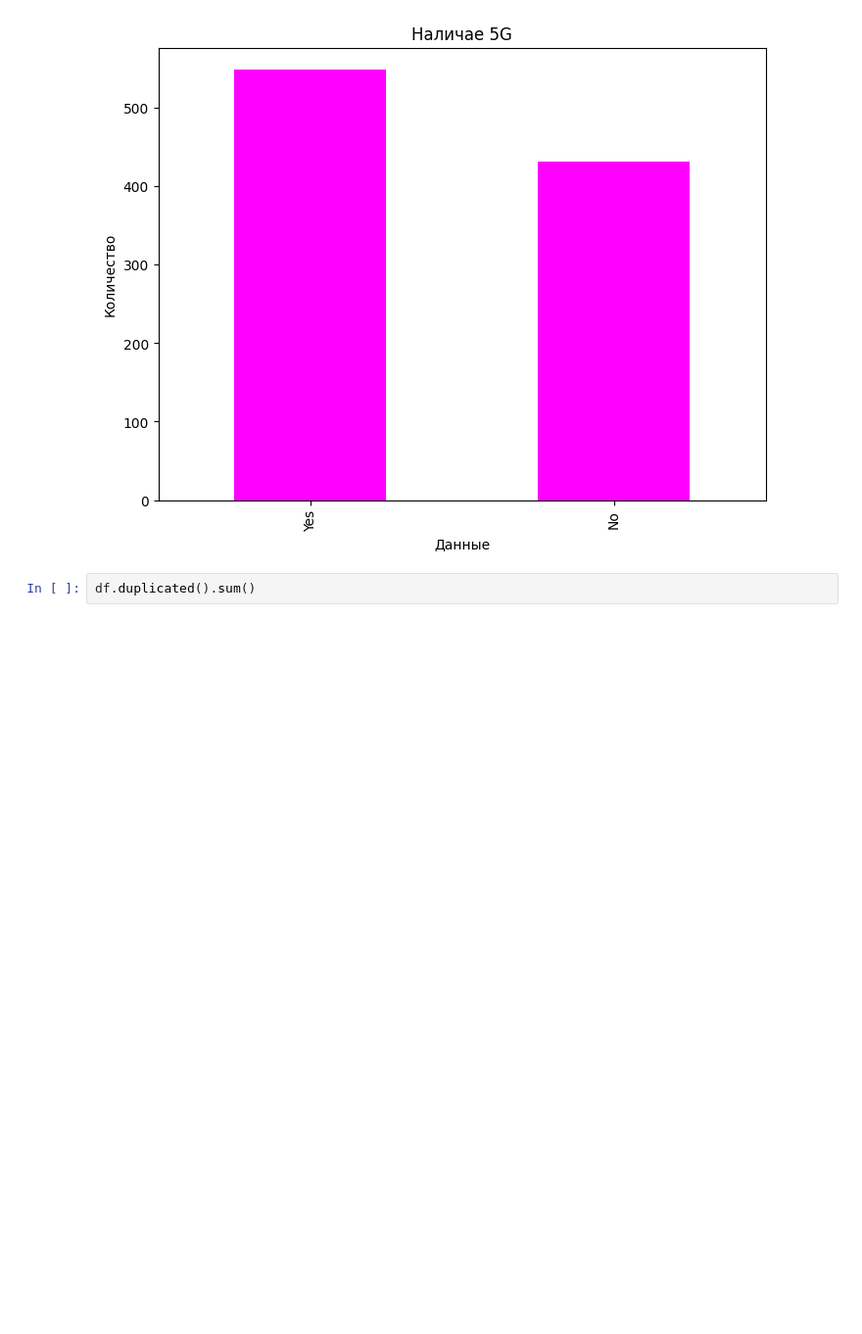
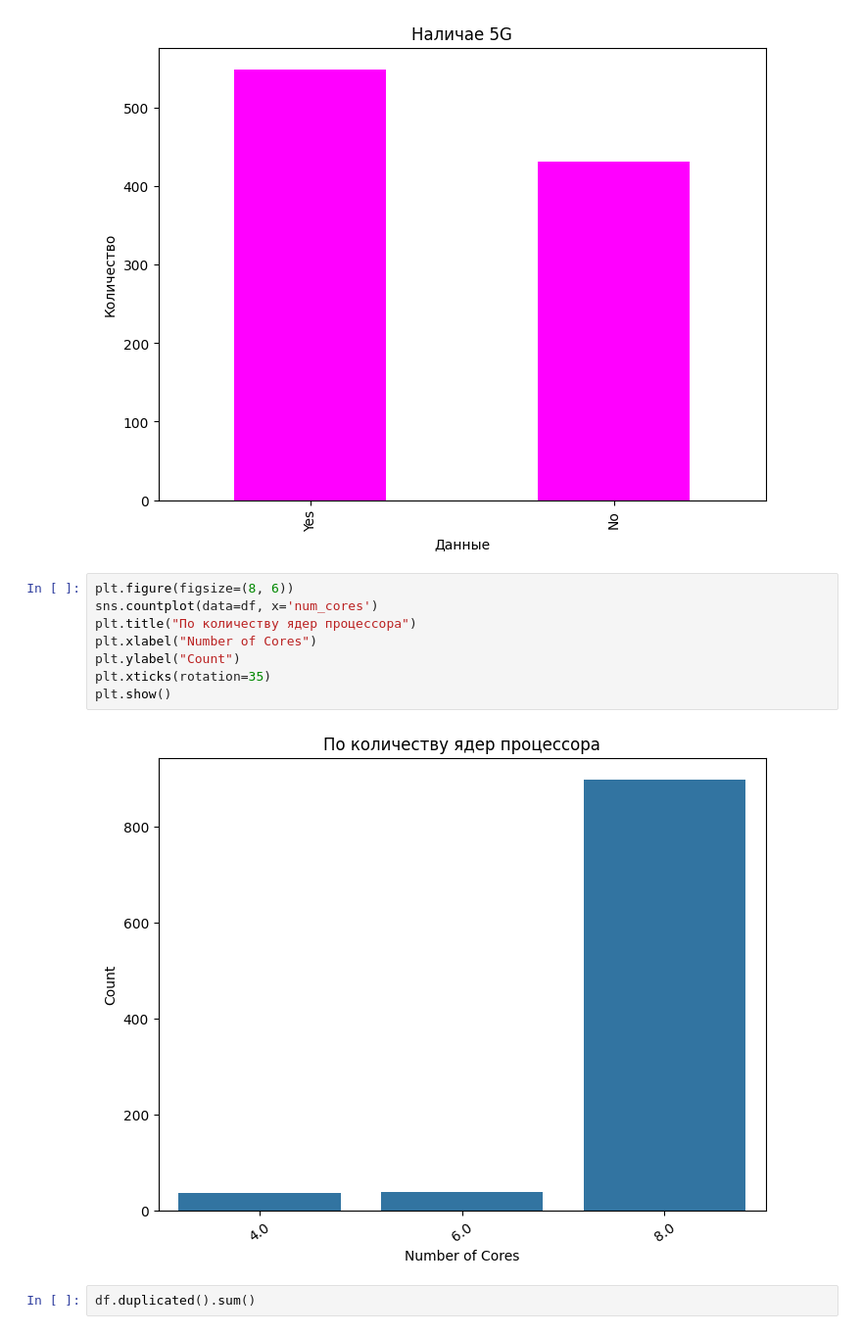
Before and after one commit to korsh624/DS, a Jupyter notebook: attest/task_copy.ipynb, the cells around one changed output. Shown at 98% size. Drawn from its saved outputs; the diff is of its cells as text; blank space fills up the shorter version.

```diff
--- a/attest/task_copy.ipynb
+++ b/attest/task_copy.ipynb
@@ -146,6 +146,16 @@ plt.ylabel('Количество')
 plt.show()
 # %% [output]
 [figure]
+# %%
+plt.figure(figsize=(8, 6))
+sns.countplot(data=df, x='num_cores')
+plt.title("По количеству ядер процессора")
+plt.xlabel("Number of Cores")
+plt.ylabel("Count")
+plt.xticks(rotation=35)
+plt.show()
+# %% [output]
+[figure, added]
 # %%
 df.duplicated().sum()
 # %% [output]
```
